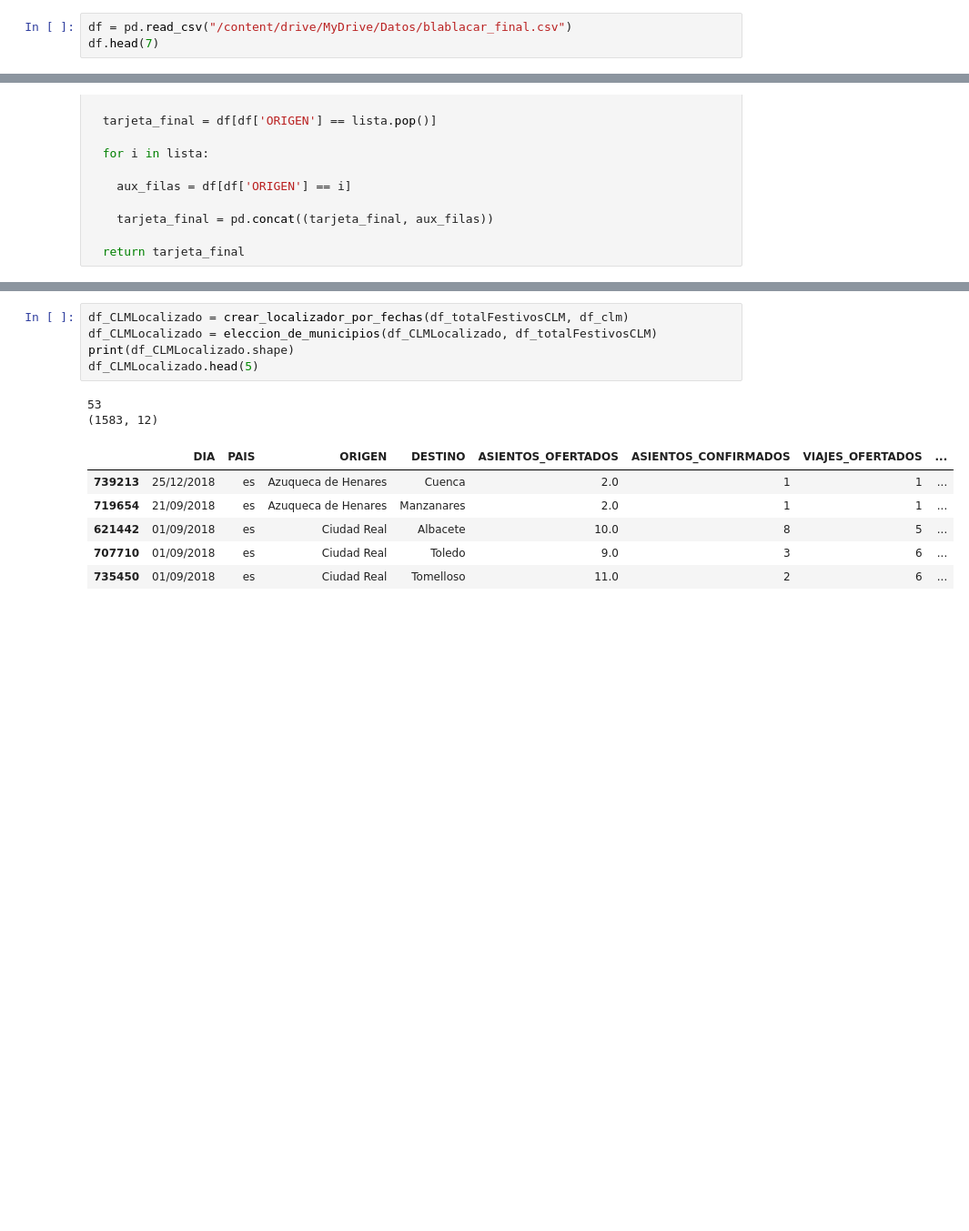
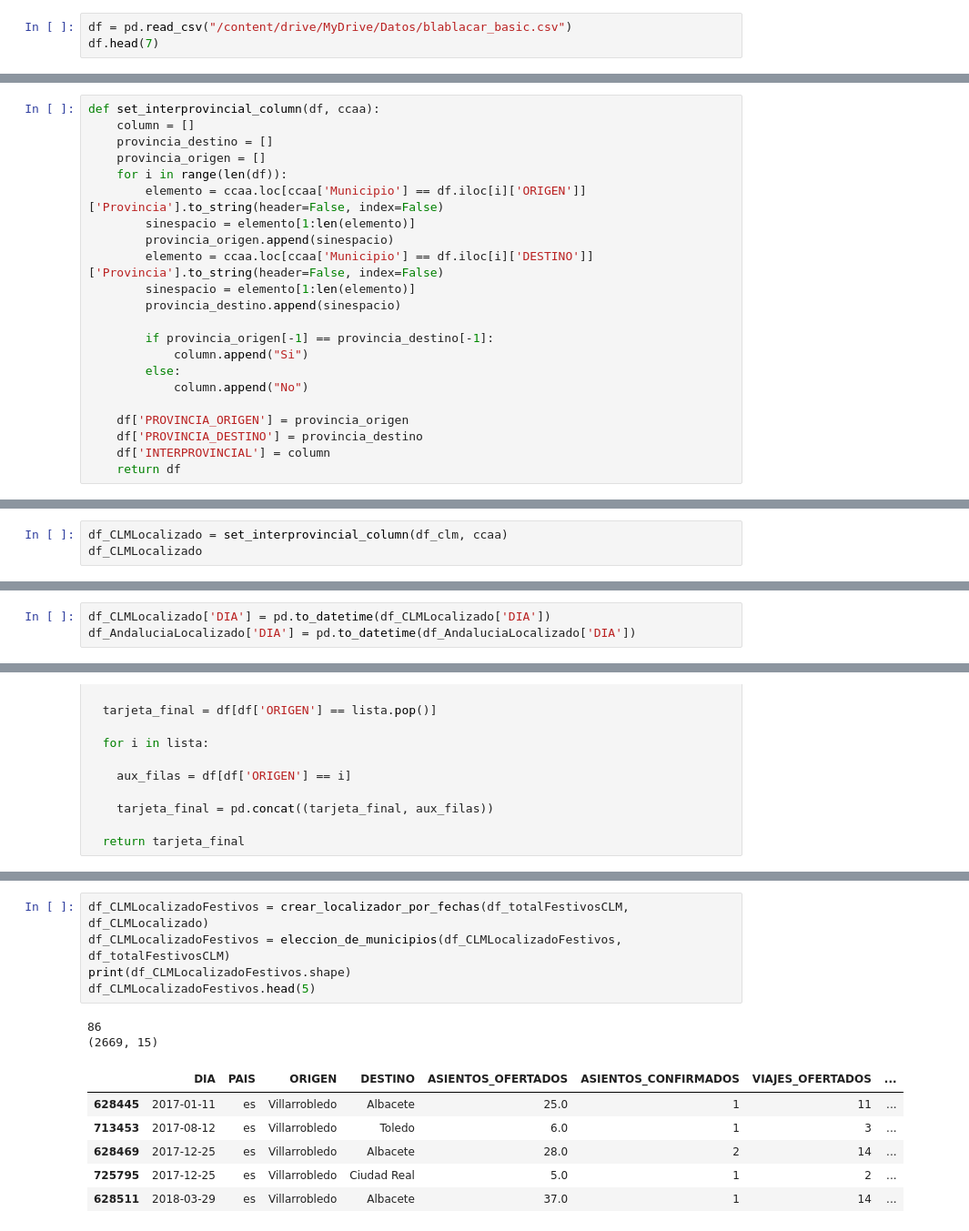
Before and after one commit to JoseAlbertoSeco/BlablacarCarpooling_DataMining, a Jupyter notebook: notebooks/GeolocalizacionProvincial.ipynb, the cells around one changed output, grey strips where cells are left out. Shown at 91% size. Drawn from its saved outputs; the diff is of its cells as text; blank space fills up the shorter version.

```diff
--- a/notebooks/GeolocalizacionProvincial.ipynb
+++ b/notebooks/GeolocalizacionProvincial.ipynb
@@ -30,5 +36,5 @@ df_festividadesCLM = pd.read_csv('festividadesMunicipiosCLM.csv')
 # %%
-df = pd.read_csv("/content/drive/MyDrive/Datos/blablacar_final.csv")
+df = pd.read_csv("/content/drive/MyDrive/Datos/blablacar_basic.csv")
 df.head(7)
 # %% [output]
 |  | DIA | PAIS | ORIGEN | DESTINO | ASIENTOS_OFERTADOS | ASIENTOS_CONFIRMADOS | VIAJES_OFERTADOS | ... |
@@ -167,0 +219,22 @@ df_clm.describe()
+# %%
+def set_interprovincial_column(df, ccaa):
+    column = []
+    provincia_destino = []
+    provincia_origen = []
+    for i in range(len(df)):
+        elemento = ccaa.loc[ccaa['Municipio'] == df.iloc[i]['ORIGEN']]['Provincia'].to_string(header=False, index=False)
+        sinespacio = elemento[1:len(elemento)]
+        provincia_origen.append(sinespacio)
+        elemento = ccaa.loc[ccaa['Municipio'] == df.iloc[i]['DESTINO']]['Provincia'].to_string(header=False, index=False)
+        sinespacio = elemento[1:len(elemento)]
+        provincia_destino.append(sinespacio)
+
+        if provincia_origen[-1] == provincia_destino[-1]:
+            column.append("Si")
+        else:
+            column.append("No")
+
+    df['PROVINCIA_ORIGEN'] = provincia_origen
+    df['PROVINCIA_DESTINO'] = provincia_destino
+    df['INTERPROVINCIAL'] = column
+    return df
@@ -167,0 +247,3 @@ df_clm.describe()
+# %%
+df_CLMLocalizado = set_interprovincial_column(df_clm, ccaa)
+df_CLMLocalizado
@@ -167,0 +282,3 @@ df_clm.describe()
+# %%
+df_CLMLocalizado['DIA'] = pd.to_datetime(df_CLMLocalizado['DIA'])
+df_AndaluciaLocalizado['DIA'] = pd.to_datetime(df_AndaluciaLocalizado['DIA'])
@@ -298,14 +434,14 @@ df_AndaluciaLocalizado.head(5)
 # %%
-df_CLMLocalizado = crear_localizador_por_fechas(df_totalFestivosCLM, df_clm)
-df_CLMLocalizado = eleccion_de_municipios(df_CLMLocalizado, df_totalFestivosCLM)
-print(df_CLMLocalizado.shape)
-df_CLMLocalizado.head(5)
+df_CLMLocalizadoFestivos = crear_localizador_por_fechas(df_totalFestivosCLM, df_CLMLocalizado)
+df_CLMLocalizadoFestivos = eleccion_de_municipios(df_CLMLocalizadoFestivos, df_totalFestivosCLM)
+print(df_CLMLocalizadoFestivos.shape)
+df_CLMLocalizadoFestivos.head(5)
 # %% [output]
-53
-(1583, 12)
+86
+(2669, 15)
 |  | DIA | PAIS | ORIGEN | DESTINO | ASIENTOS_OFERTADOS | ASIENTOS_CONFIRMADOS | VIAJES_OFERTADOS | ... |
-| 739213 | 25/12/2018 | es | Azuqueca de Henares | Cuenca | 2.0 | 1 | 1 | ... |
-| 719654 | 21/09/2018 | es | Azuqueca de Henares | Manzanares | 2.0 | 1 | 1 | ... |
-| 621442 | 01/09/2018 | es | Ciudad Real | Albacete | 10.0 | 8 | 5 | ... |
-| 707710 | 01/09/2018 | es | Ciudad Real | Toledo | 9.0 | 3 | 6 | ... |
-| 735450 | 01/09/2018 | es | Ciudad Real | Tomelloso | 11.0 | 2 | 6 | ... |
+| 628445 | 2017-01-11 | es | Villarrobledo | Albacete | 25.0 | 1 | 11 | ... |
+| 713453 | 2017-08-12 | es | Villarrobledo | Toledo | 6.0 | 1 | 3 | ... |
+| 628469 | 2017-12-25 | es | Villarrobledo | Albacete | 28.0 | 2 | 14 | ... |
+| 725795 | 2017-12-25 | es | Villarrobledo | Ciudad Real | 5.0 | 1 | 2 | ... |
+| 628511 | 2018-03-29 | es | Villarrobledo | Albacete | 37.0 | 1 | 14 | ... |
```
Also changed, not shown: parts of 29 cells of this notebook, 1 other file.
